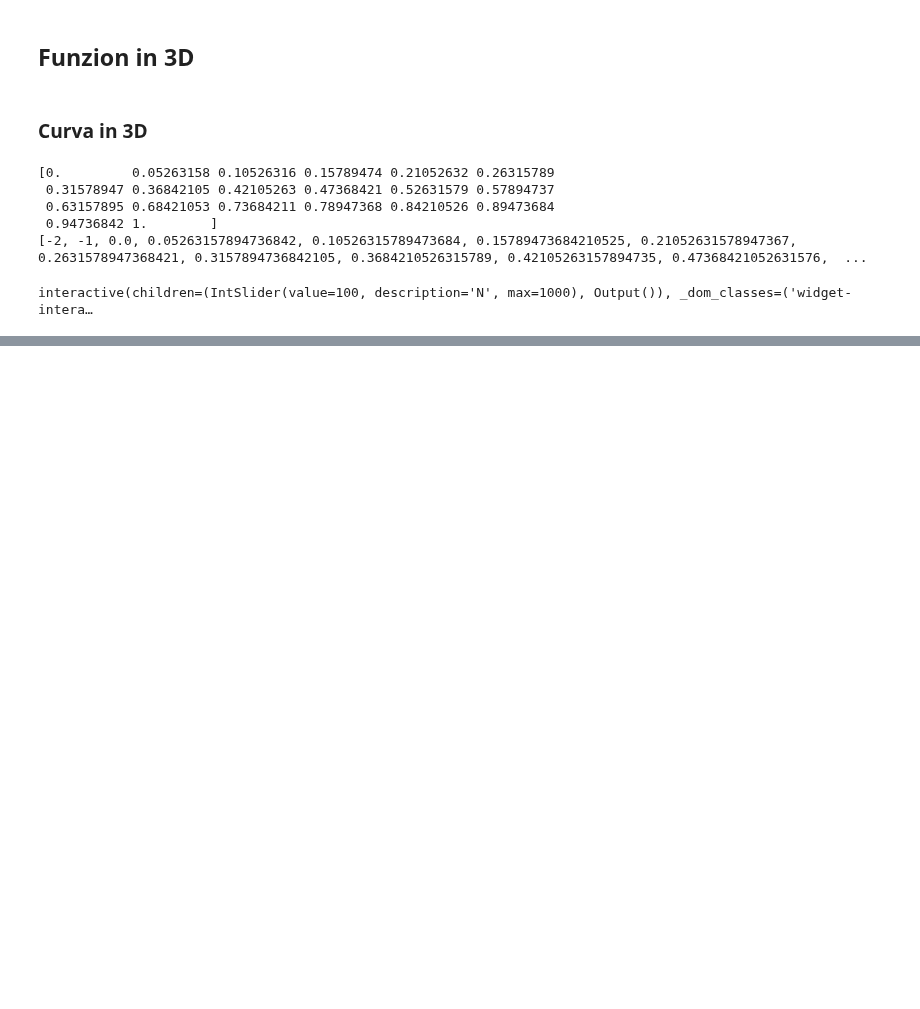
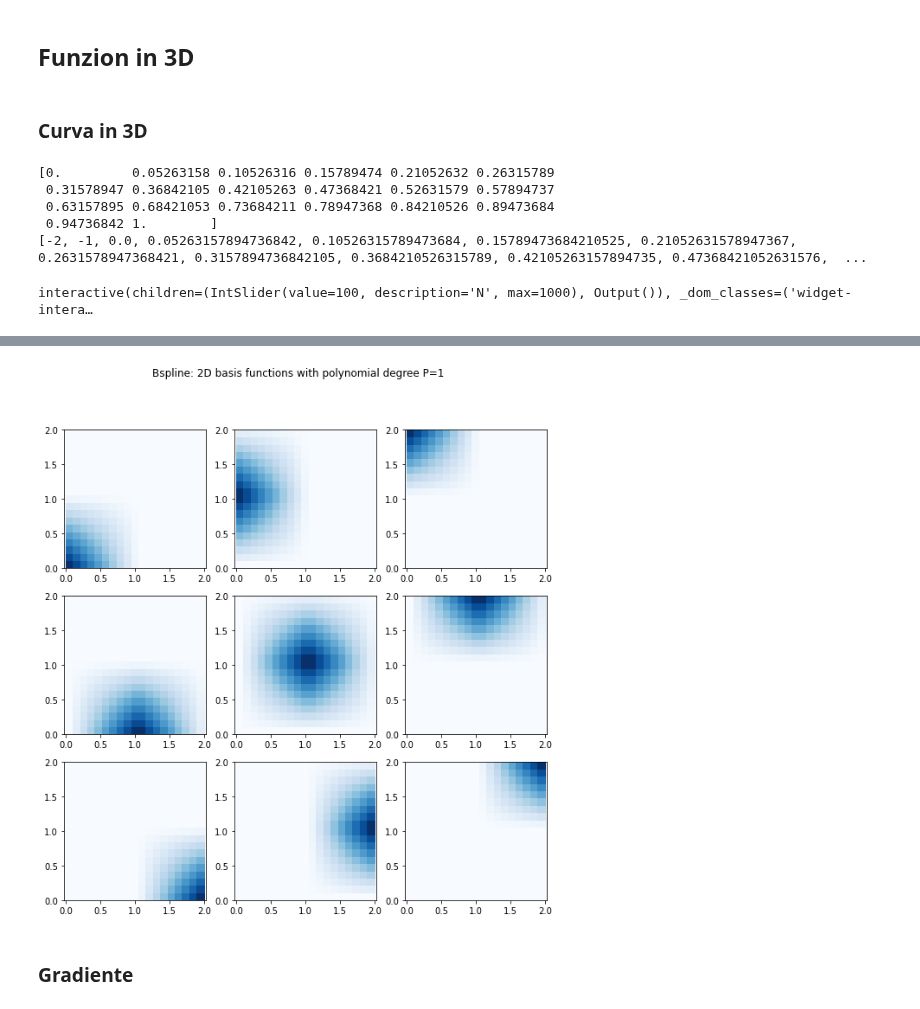
Before and after one commit to EliaStocco/Bspline, a Jupyter notebook: python/Test.ipynb, the cells around one changed output, grey strips where cells are left out. Cells and saved outputs as stored; diff of their text form; code cells hidden in the pictures; blank space fills up the shorter version.

Commit message:
Aggiunte funzioni di base in 2D, ho problemi con il calcolo del gradiente perché c'è un errore nella funzione "derivative"

```diff
--- a/python/Test.ipynb
+++ b/python/Test.ipynb
@@ -622,0 +682,46 @@ interactive(children=(IntSlider(value=100, description='N', max=1000), Output())
+# %%
+#grafico le funzioni di base
+Nx = 20
+Ny = 20
+x = np.linspace(min(v),max(v),Nx,endpoint=True)
+y = np.linspace(min(v),max(v),Ny,endpoint=True)
+X, Y = np.meshgrid(x, y)
+XY = np.zeros((Nx*Ny,2))
+XY[:,0] = X.reshape((Nx*Ny,))
+XY[:,1] = Y.reshape((Nx*Ny,))
+#XY = pd.DataFrame({"x":X.reshape((Nx*Ny,1)), "y":Y.reshape((Nx*Ny,1))})
+# %%
+#%matplotlib widget
+fig = plt.figure ( 0 , figsize = ( 10 , 10 ) )
+fig.suptitle("Bspline: 2D basis functions with polynomial degree P=" + str(P), fontsize=12 )
+#colors = iter(cm.rainbow(np.linspace(0, 1,N)))
+
+#x = np.linspace(min(v)+0.1,max(v)-0.1,100)
+#print("x : ",x)
+
+k=1
+for i in range(L,R):
+    for j in range(L,R):
+        #print(k)
+        ax = fig.add_subplot(NP, NP, k)#, projection='3d')
+        k=k+1
+
+        #
+        bs.clear_cp()
+        bs.set_cp([i,j],1.0)
+        #
+        z=bs.evaluate(XY)
+        Z=z.reshape(Nx,Ny)
+        #
+        ax.pcolormesh(X, Y, Z, cmap='Blues')#,rstride=1, cstride=1)
+        plt.axis('equal')
+        #ax.set_zlim(0,1.2)
+        #set_axes_equal(ax)
+
+#plt.legend()
+#plt.grid(True)
+plt.show()
+# %% [output]
+[figure, added]
+# %% [markdown]
+### Gradiente
```
Also changed, not shown: parts of 13 cells of this notebook, 2 other files.
